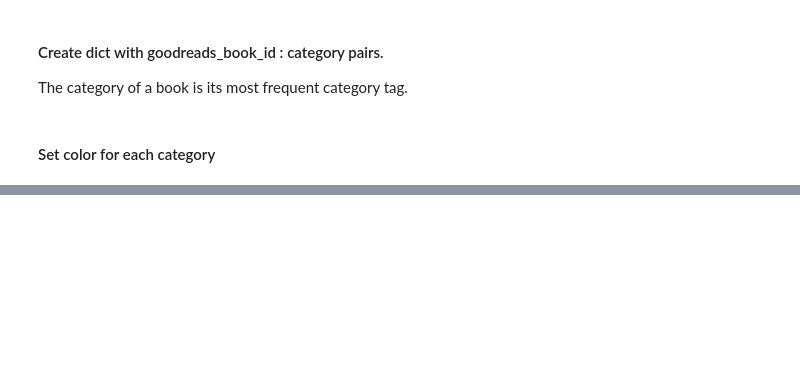
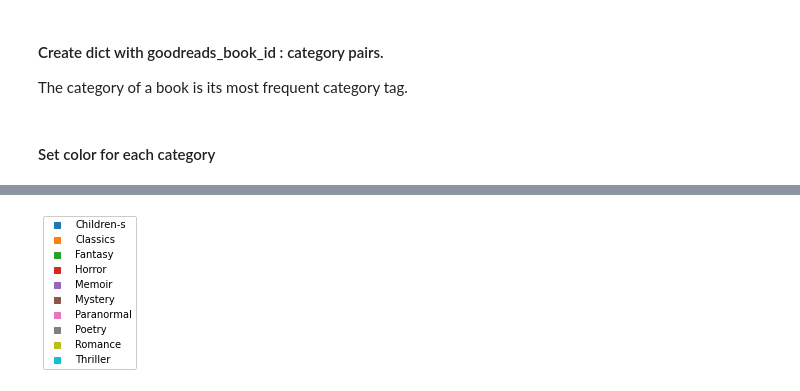
Before and after one commit to Hazarrrd/Books-ONOS, a Jupyter notebook: goodreads10k_visualization.ipynb, the cells around one changed output, grey strips where cells are left out. Saved outputs shown, nothing was run; the diff lists cells and outputs as text; code cells hidden in the pictures; blank space fills up the shorter version.

```diff
--- a/goodreads10k_visualization.ipynb
+++ b/goodreads10k_visualization.ipynb
@@ -144,0 +245,4 @@ Loading BokehJS ...
+# %%
+Image(filename='legend.png')
+# %% [output]
+[figure, added]
```
Also changed, not shown: parts of 7 cells of this notebook.
